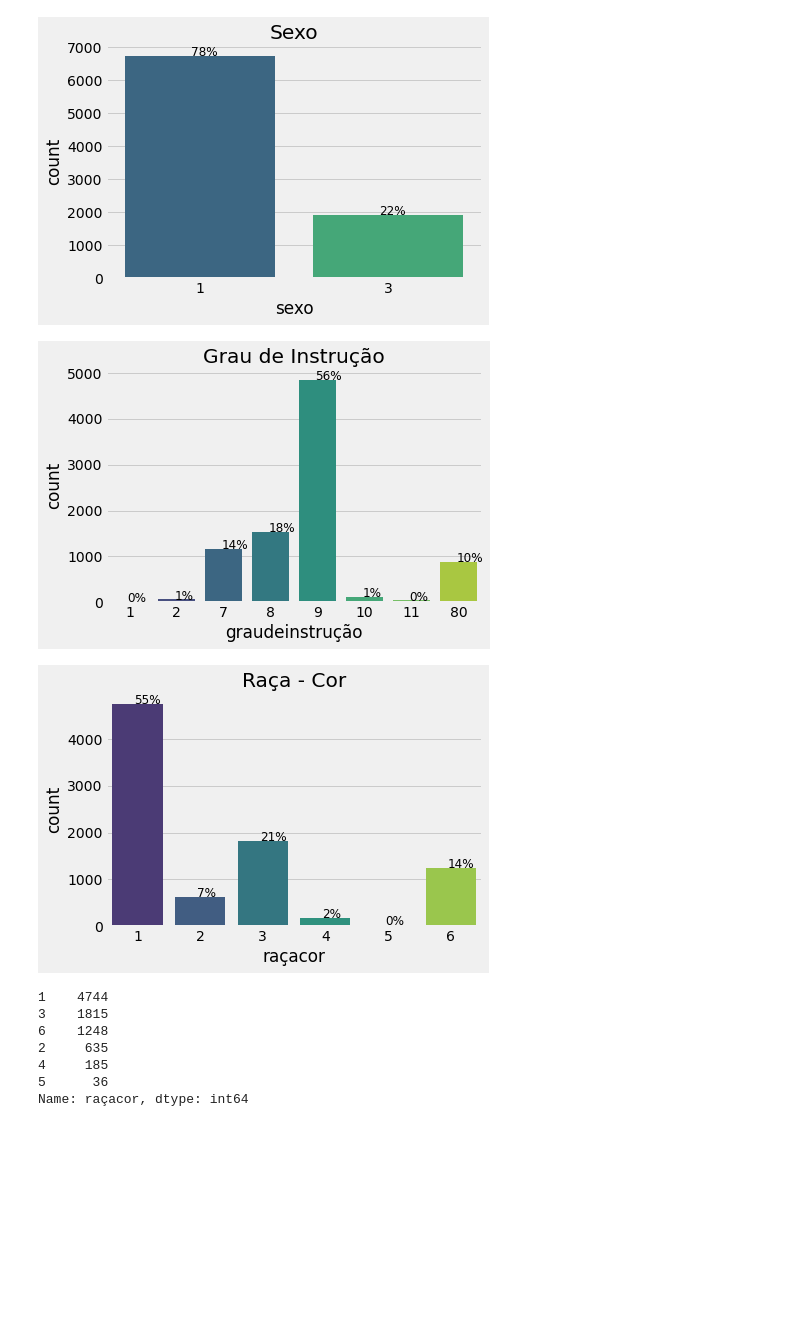
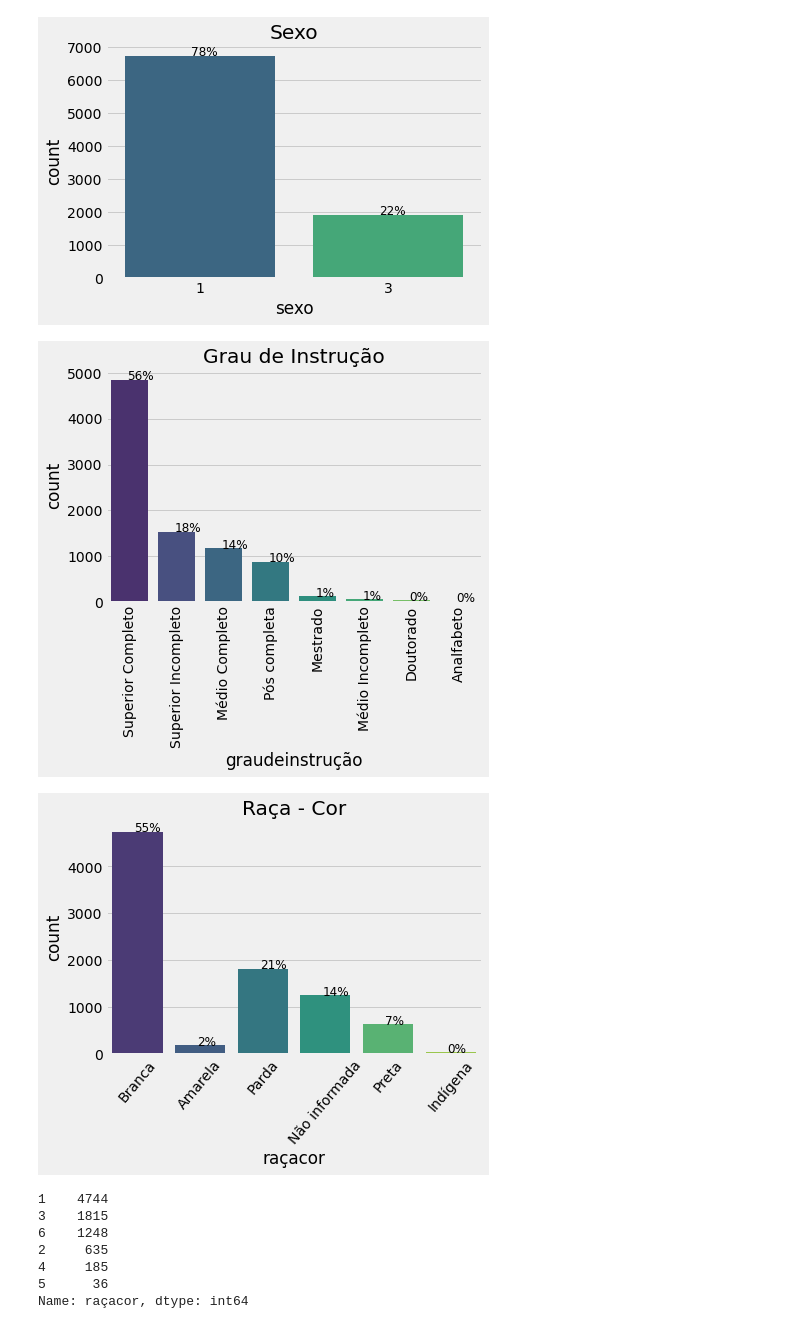
Before and after one commit to onemarcos/Tera---Salary-Prediction, a Jupyter notebook: Salary-Prediction.ipynb, the cells around one changed output. Saved outputs shown, nothing was run; the diff lists cells and outputs as text; code cells hidden in the pictures; blank space fills up the shorter version.

```diff
--- a/Salary-Prediction.ipynb
+++ b/Salary-Prediction.ipynb
@@ -105,3 +109,7 @@ dtype: float64
+# %%
+# Fill NaN values by MODE
+
+df['horascontratuais'].fillna(df['horascontratuais'].value_counts().idxmax() , axis=0 ,inplace=True)
 # %%
 df['salário'] = df['salário'].str.replace(',','.').astype(float)
 df['valorsaláriofixo'] = df['valorsaláriofixo'].str.replace(',','.').astype(float)
@@ -444,8 +452,8 @@ df[(df['valorsaláriofixo'] < lower_limit) | (df['valorsaláriofixo'] > upper_li
 | 3531670 | 202207 | 3 | 35 | 355030 | J | 6110803 | -1 | 212310 | ... |
 8920 rows × 29 columns
 # %%
-# Filtering salary values >= R$ 1212 Brazilian Minimal Wage & <= upper_limit
-df = df[(df.valorsaláriofixo >= 1212) & (df['valorsaláriofixo'] <= upper)]
+# Filtering salary values >= R$ 1212 Brazilian Minimal Wage & <= upper
+df = df[(df.valorsaláriofixo >= 1212) & (df['valorsaláriofixo'] < upper)]
 df.head()
 # %% [output]
 |  | competênciamov | região | uf | município | seção | subclasse | saldomovimentação | cbo2002ocupação | ... |
@@ -518,17 +526,19 @@ percen(ax , df.sexo)
 # %% [output]
 [figure]
 # %%
-ax = sns.countplot( x=df.graudeinstrução , data= df , palette='viridis')
+ax = sns.countplot( x=df.replace(label_quali).graudeinstrução , data= df , palette='viridis')
 ax.set_title('Grau de Instrução')
+plt.xticks(rotation = 90)
 percen(ax , df.graudeinstrução)
 # %% [output]
-[figure, old version]
+[figure, new version]
 # %%
-ax = sns.countplot( x=df.raçacor , data= df , palette='viridis')
+ax = sns.countplot( x=df.replace(label_quali).raçacor , data= df , palette='viridis')
 ax.set_title('Raça - Cor')
+plt.xticks(rotation = 50)
 percen(ax , df.raçacor)
 # %% [output]
-[figure, old version]
+[figure, new version]
 # %%
 df.raçacor.value_counts()
 # %% [output]
```
Also changed, not shown: parts of 26 cells of this notebook.
